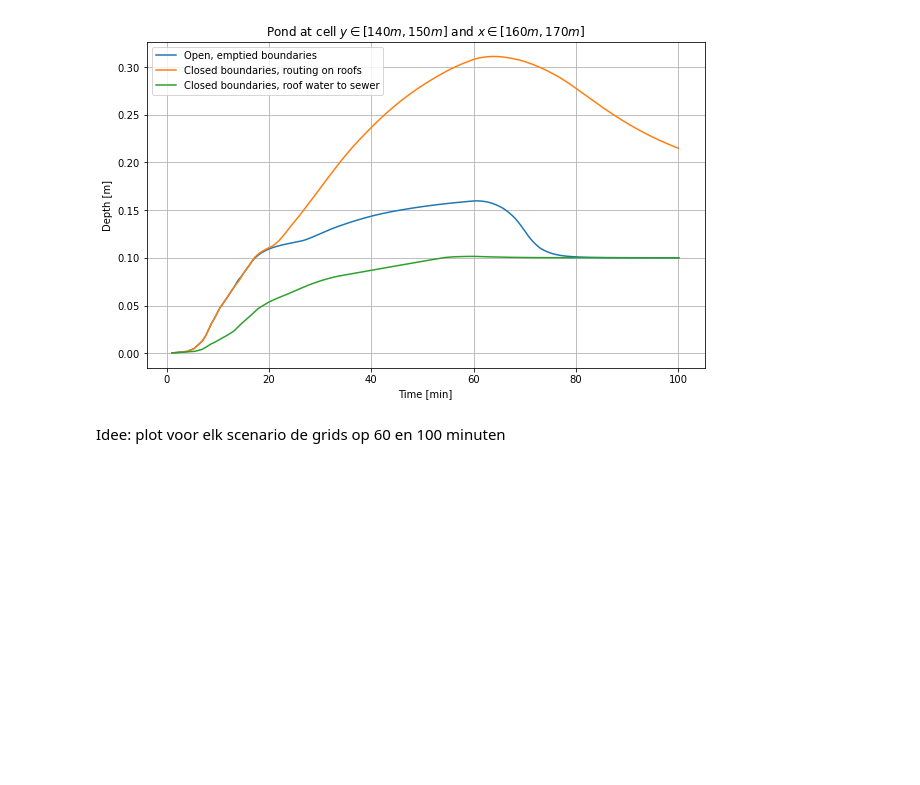
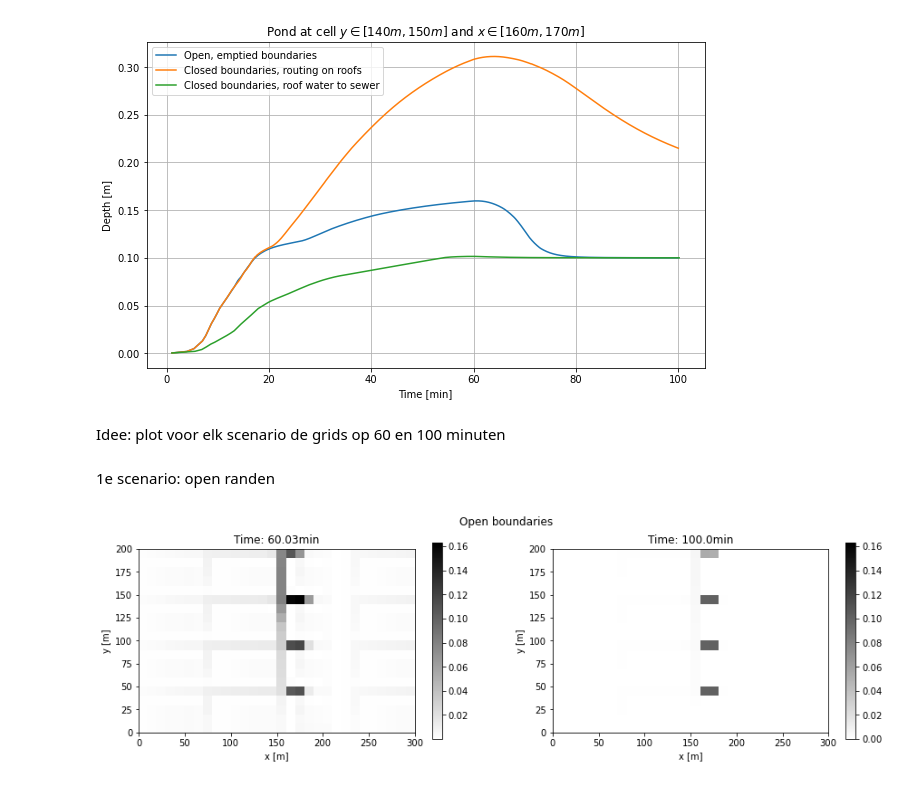
Before and after one commit to olivierbonte/Project_Spatio_Temporele_2, a Jupyter notebook: Gebouwen_scenario.ipynb, the cells around one changed output. Saved outputs shown, nothing was run; the diff lists cells and outputs as text; code cells hidden in the pictures; blank space fills up the shorter version.

Commit message:
Aanpassing aan de figuren van de stad

```diff
--- a/Gebouwen_scenario.ipynb
+++ b/Gebouwen_scenario.ipynb
@@ -663,3 +663,29 @@ plt.legend()
 [figure]
 # %% [markdown]
 Idee: plot voor elk scenario de grids op 60 en 100 minuten
+# %% [markdown]
+1e scenario: open randen
+# %%
+#voor 1e scenario: open randen
+times_interest = [60,100]
+locs = []
+for i in range(len(times_interest)):
+    locations = np.where(np.array(t_list_min) > times_interest[i])
+    locs.append(locations[0][0])
+locs
+
+max_depth = np.max(depths_list_bis)
+
+plt.figure(figsize = (15,4))
+plt.suptitle('Open boundaries',ha = 'center')
+for i in range(len(locs)):
+    plt.subplot(1,2,i+1)
+    hoogtes = depths_list_bis[locs[i]]
+    plt.imshow(np.flipud(hoogtes), vmax = max_depth, cmap = 'binary', extent = [np.min(xs)-deltax/2, np.max(xs)+deltax/2,
+np.min(ys)-deltay/2,np.max(ys)+deltay/2], aspect = 'equal')
+    plt.xlabel('x [m]')
+    plt.ylabel('y [m]')
+    plt.title('Time: '+ str(np.round(t_list_min[locs[i]],2)) + 'min')
+    plt.colorbar()
+# %% [output]
+[figure, added]
```
Also changed, not shown: parts of 8 cells of this notebook, 4 other files.
